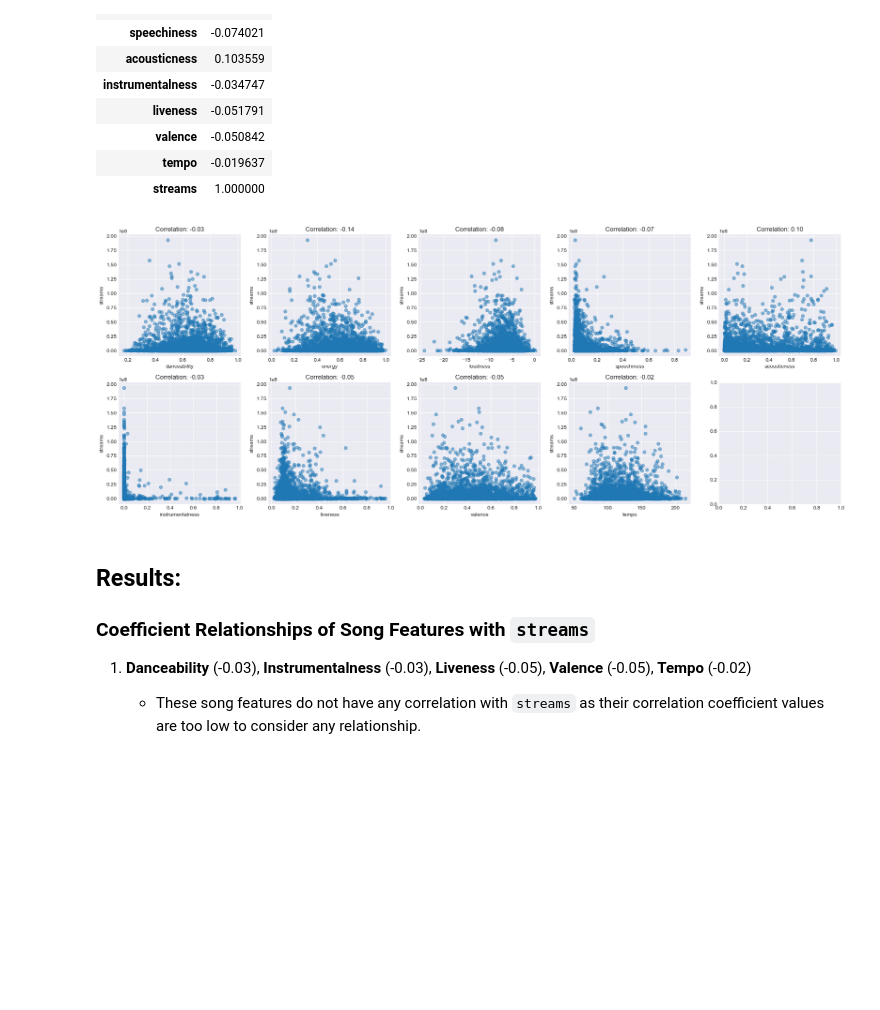
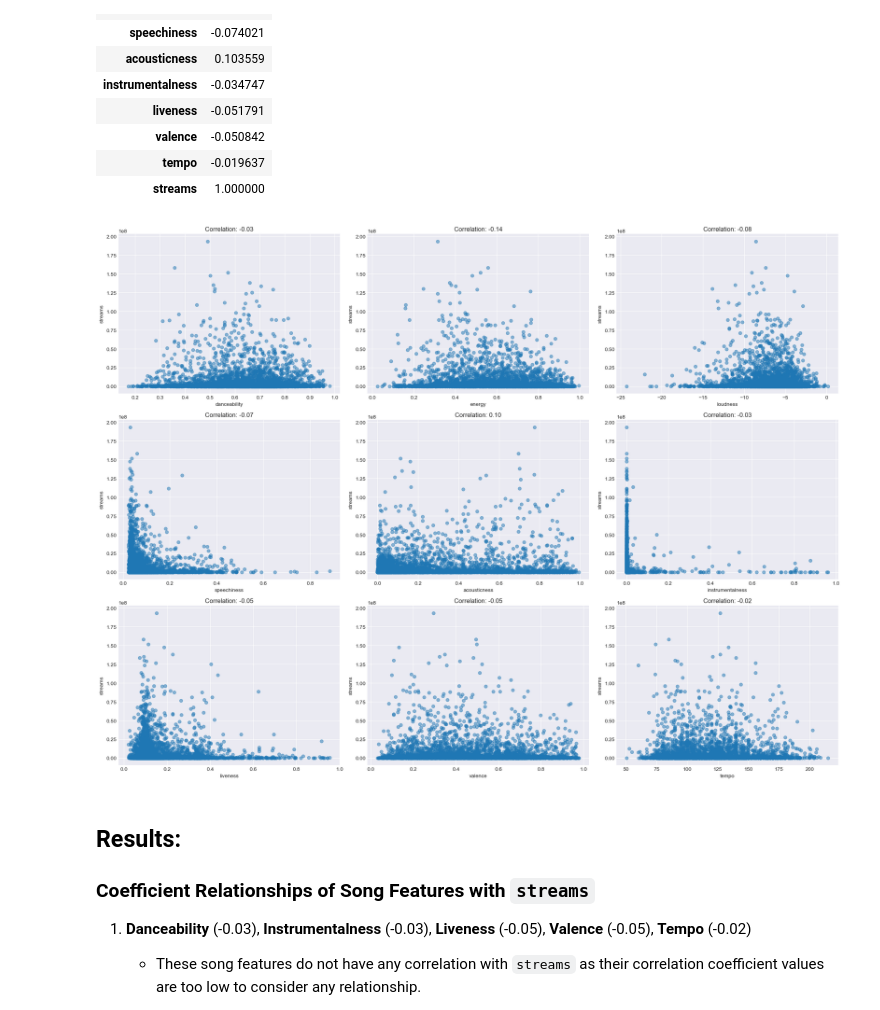
Before and after one commit to ADichoso/CSMODEL-Project-XX22-G1, a Jupyter notebook: SpotifyDataset.ipynb, the cells around one changed output. Cells and saved outputs as stored; diff of their text form; code cells hidden in the pictures; blank space fills up the shorter version.

```diff
--- a/SpotifyDataset.ipynb
+++ b/SpotifyDataset.ipynb
@@ -1022,18 +1025,18 @@ corr_df.corr()[['streams']]
 # %%
 song_features = ['danceability', 'energy', 'loudness', 'speechiness', 'acousticness', 'instrumentalness', 'liveness', 'valence', 'tempo']
 y_col = 'streams'
-fig, axes = plt.subplots(nrows=2, ncols=5, figsize=(20, 8))
+fig, axes = plt.subplots(nrows=3, ncols=3, figsize=(20, 15))
 
 for i, var in enumerate(song_features):
     corr = np.corrcoef(corr_df[var], corr_df[y_col])[0][1]
-    axes[i//5, i%5].scatter(corr_df[var], corr_df[y_col], alpha=0.5)
-    axes[i//5, i%5].set_xlabel(var)
-    axes[i//5, i%5].set_ylabel(y_col)
-    axes[i//5, i%5].set_title('Correlation: %.2f'%corr)
+    axes[i//3, i%3].scatter(corr_df[var], corr_df[y_col], alpha=0.5)
+    axes[i//3, i%3].set_xlabel(var)
+    axes[i//3, i%3].set_ylabel(y_col)
+    axes[i//3, i%3].set_title('Correlation: %.2f'%corr)
 plt.tight_layout()
 plt.show()
 # %% [output]
-[figure, old version]
+[figure, new version]
 # %% [markdown]
 ## Results:
 ### Coefficient Relationships of Song Features with `streams`
```
Also changed, not shown: parts of 31 cells of this notebook.
